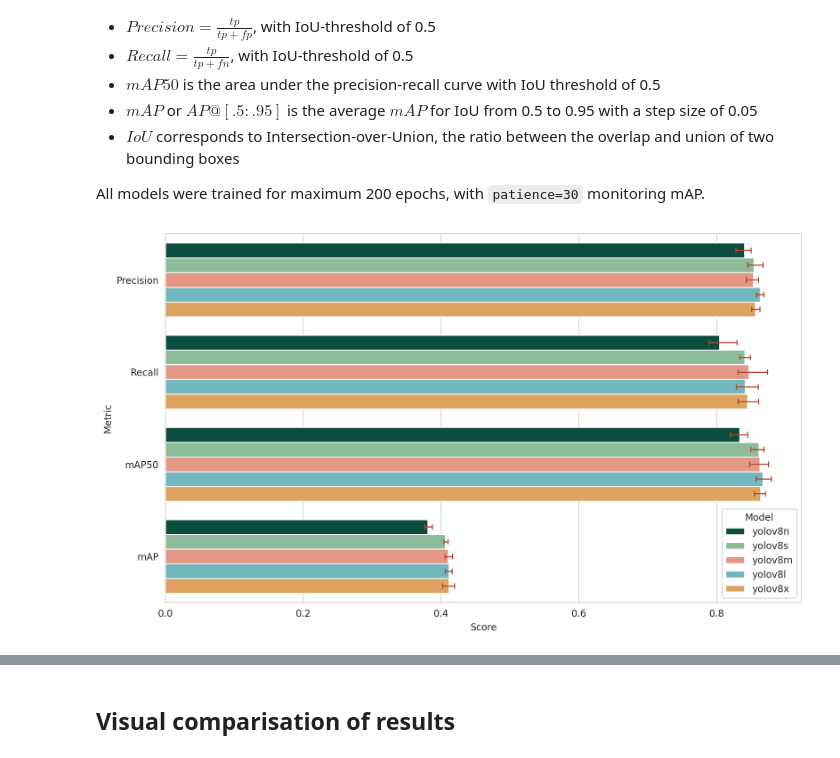
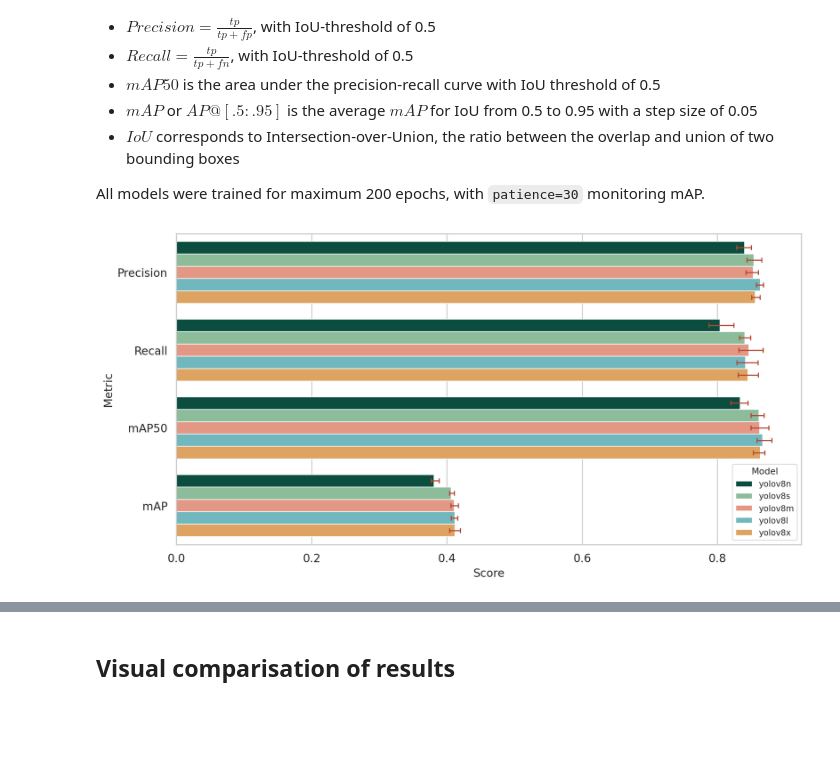
Before and after one commit to mayrajeo/ship-detection, a Jupyter notebook: nbs/detection_results.ipynb, the cells around one changed output, grey strips where cells are left out. Saved outputs shown, nothing was run; the diff lists cells and outputs as text; code cells hidden in the pictures; blank space fills up the shorter version.

```diff
--- a/nbs/detection_results.ipynb
+++ b/nbs/detection_results.ipynb
@@ -23,22 +23,9 @@ import numpy as np
 import warnings
 warnings.filterwarnings("ignore")
 
-from matplotlib.lines import Line2D
-
-from matplotlib.colors import ListedColormap
-colors5 = ["#005845", "#84C497", "#F28E77", "#64C1CB", "#F3A44C"]
-syke5 = ListedColormap(colors5)
-
-colors9 = ["#005845", "#84C497", "#F28E77", "#64C1CB", "#F3A44C", "#B34733", "#006085", "#575756", "#BB5B0F"]
-
-syke9 = ListedColormap(colors9)
-
-
-custom_lines = [Line2D([0], [0], color=syke5(0.0), lw=4),
-                Line2D([0], [0], color=syke5(.25), lw=4),
-                Line2D([0], [0], color=syke5(.50), lw=4),
-                Line2D([0], [0], color=syke5(.75), lw=4),
-                Line2D([0], [0], color=syke5(1.0), lw=4),]
+import sys
+sys.path.insert(1, '..')
+from src.colors import *
 
 model_path = Path('../runs')
 # %% [markdown]
@@ -58,47 +45,44 @@ All models were trained for maximum 200 epochs, with `patience=30` monitoring mA
 # %%
 #| echo: False
 #| label: fig-cvres
 #| fig-cap: 5-fold crossvalidation results for different model architectures.
-
-custom_lines = [Line2D([0], [0], color=syke5(0.0), lw=4),
-                Line2D([0], [0], color=syke5(.25), lw=4),
-                Line2D([0], [0], color=syke5(.50), lw=4),
-                Line2D([0], [0], color=syke5(.75), lw=4),
-                Line2D([0], [0], color=syke5(1.0), lw=4),]
 
 pres = []
 recs = []
 mAP50s = []
 mAPs = []
 
 models = ['yolov8n_Adam', 'yolov8s_Adam', 'yolov8m_Adam',
           'yolov8l_Adam', 'yolov8x_Adam']
 folds = os.listdir(model_path/models[1])
 
 results = []
 for m in models:
     for f in folds:
         res = pd.read_csv(model_path/m/f/'results.csv')
         res.rename(columns=lambda x: x.strip(), inplace=True)
         pre = np.array(res['metrics/precision(B)']).max()
         rec = np.array(res['metrics/recall(B)']).max()
         mAP50 = np.array(res['metrics/mAP50(B)']).max()
         mAP = np.array(res['metrics/mAP50-95(B)']).max()
 
         results.append([m.split('_')[0],f,pre, rec, mAP50, mAP])
 resdf = pd.DataFrame(columns=['Model', 'fold', 'Precision', 'Recall', 'mAP50', 'mAP'], data=results)
 sns.set_style('whitegrid')
-fig, ax = plt.subplots(1,1, figsize=(12,7), dpi=200)
+fig, ax = plt.subplots(1,1, figsize=(12,6), dpi=200)
 ax.set_ylim([0,1])
-sns.barplot(y='variable', x='value', hue='Model', data=pd.melt(resdf, id_vars=['Model', 'fold']),
-            palette=colors5, errorbar=('ci', 100), capsize=.05, errcolor='#b34733', errwidth=1.2)
-sns.move_legend(ax, 'lower right')
-plt.ylabel('Metric')
-plt.xlabel('Score')
 
-plt.show()
+with sns.plotting_context('paper'):
+    sns.barplot(y='variable', x='value', hue='Model', data=pd.melt(resdf, id_vars=['Model', 'fold']),
+                palette=colors5, errorbar=('ci', 100), capsize=.25, errcolor='#b34733', errwidth=1.2)
+    sns.move_legend(ax, 'lower right')
+    plt.ylabel('Metric')
+    plt.xlabel('Score')
+    plt.savefig('../figures/val_results.jpeg', bbox_inches='tight', dpi=300)
+
+    plt.show()
 # %% [output]
-[figure, old version]
+[figure, new version]
 # %%
 resdf.pivot_table(values=['Precision', 'Recall', 'mAP50', 'mAP'], index=['Model'],
                   aggfunc={'Precision':[min, max, np.mean],
```
Also changed, not shown: parts of 3 cells of this notebook, 3 other files.
